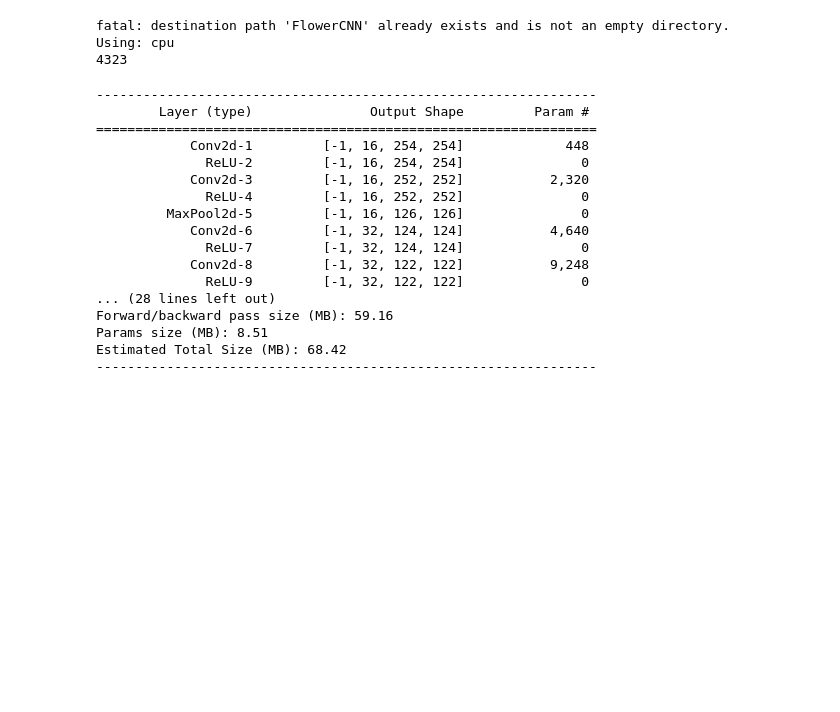
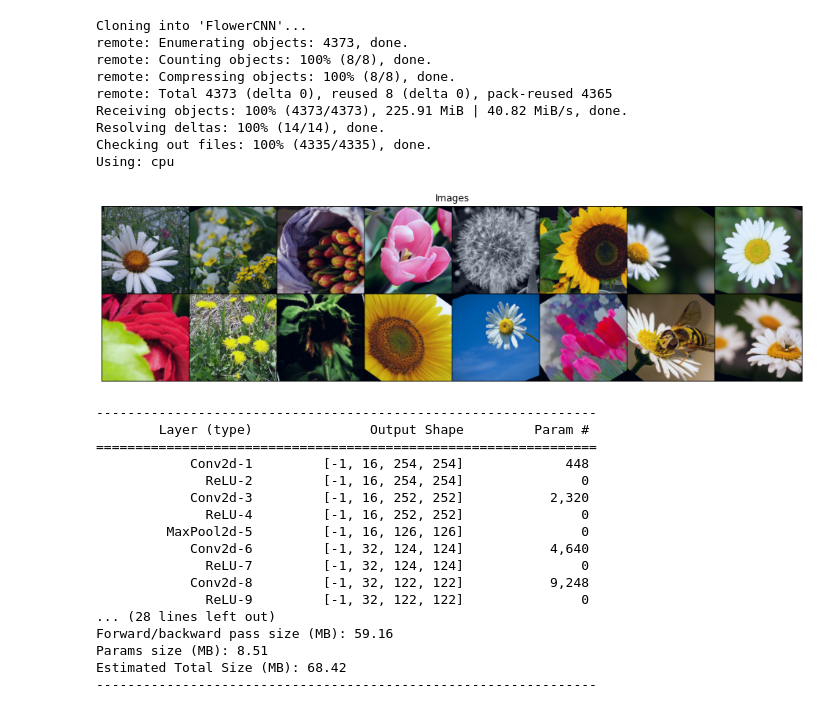
Before and after one commit to johnJDN/FlowerCNN, a Jupyter notebook: FlowerClassifier.ipynb, the cells around one changed output. Drawn from its saved outputs; the diff is of its cells as text; code cells hidden in the pictures; blank space fills up the shorter version.

```diff
--- a/FlowerClassifier.ipynb
+++ b/FlowerClassifier.ipynb
@@ -65,10 +65,57 @@ test_dataloader = torch.utils.data.DataLoader(
     shuffle=False,
     num_workers=4
 )
+
+torch.cuda.get_device_name(0)
+
+import tensorflow as tf
+tf.test.gpu_device_name()
+
+from tensorflow.python.client import device_lib
+device_lib.list_local_devices()
 # %% [output]
-fatal: destination path 'FlowerCNN' already exists and is not an empty directory.
+Cloning into 'FlowerCNN'...
+remote: Enumerating objects: 4373, done.
+remote: Counting objects: 100% (8/8), done.
+remote: Compressing objects: 100% (8/8), done.
+remote: Total 4373 (delta 0), reused 8 (delta 0), pack-reused 4365
+Receiving objects: 100% (4373/4373), 225.91 MiB | 40.82 MiB/s, done.
+Resolving deltas: 100% (14/14), done.
+Checking out files: 100% (4335/4335), done.
 Using: cpu
-4323
+# %%
+figsize = (16,16)
+
+def PlotSamples(dataloader, title='Images'):
+    sample_data = next(iter(dataloader))[0].to(device)
+    plt.figure(figsize=figsize)
+    plt.axis('off')
+    plt.title(title)
+    plt.imshow(np.transpose(torchvision.utils.make_grid(
+        sample_data, padding=2, normalize=True
+    ).cpu(), (1,2,0)))
+
+
+def PlotClass(dataloader, mclass, title='Images', num=64):
+    ret = []
+
+    for data in dataloader.dataset:
+        if data[1] == mclass:
+            ret.append(data[0])
+
+            if len(ret) == num:
+                break
+
+    plt.figure(figsize=figsize)
+    plt.axis('off')
+    plt.title(title)
+    plt.imshow(np.transpose(torchvision.utils.make_grid(
+        ret, padding=2, normalize=True
+    ).cpu(), (1,2,0)))
+
+PlotSamples(train_dataloader)
+# %% [output]
+[figure, added]
 # %%
 class MyModel(nn.Module):
     def __init__(self):
```
Also changed, not shown: parts of 2 cells of this notebook.
